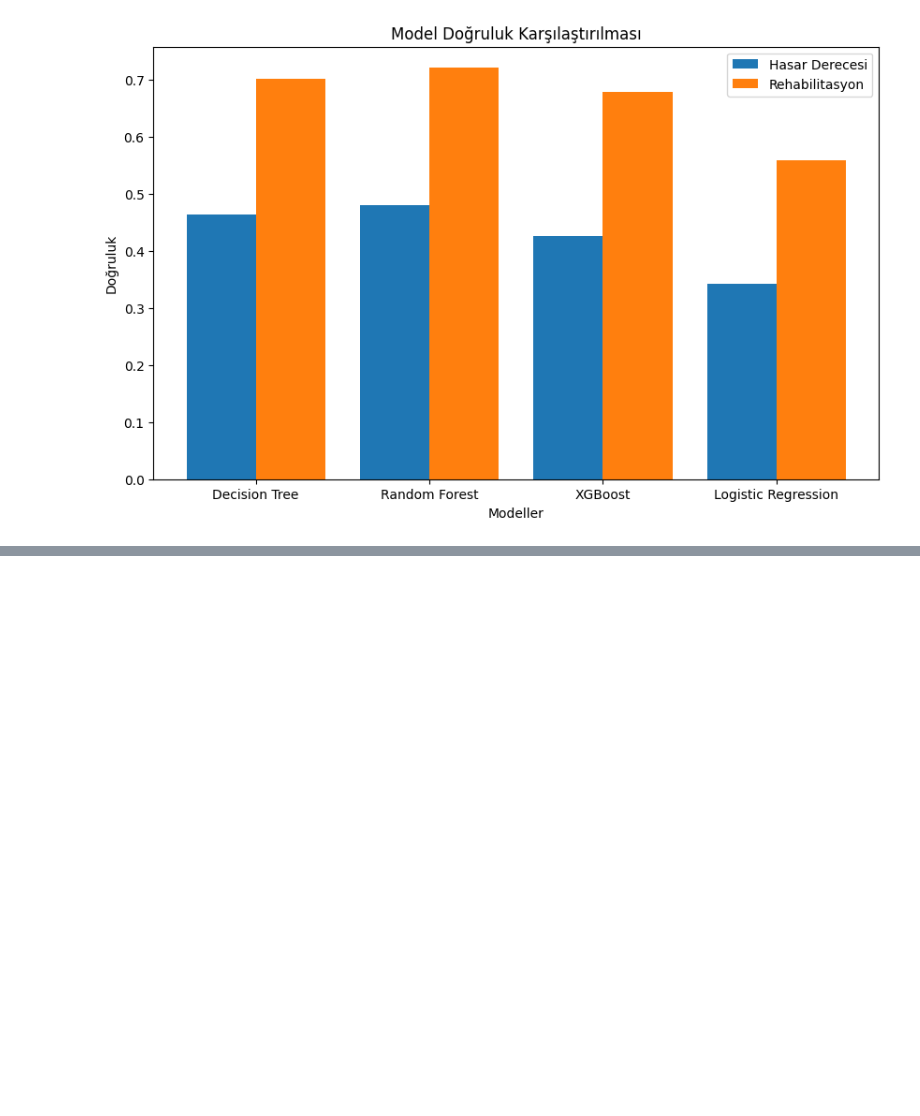
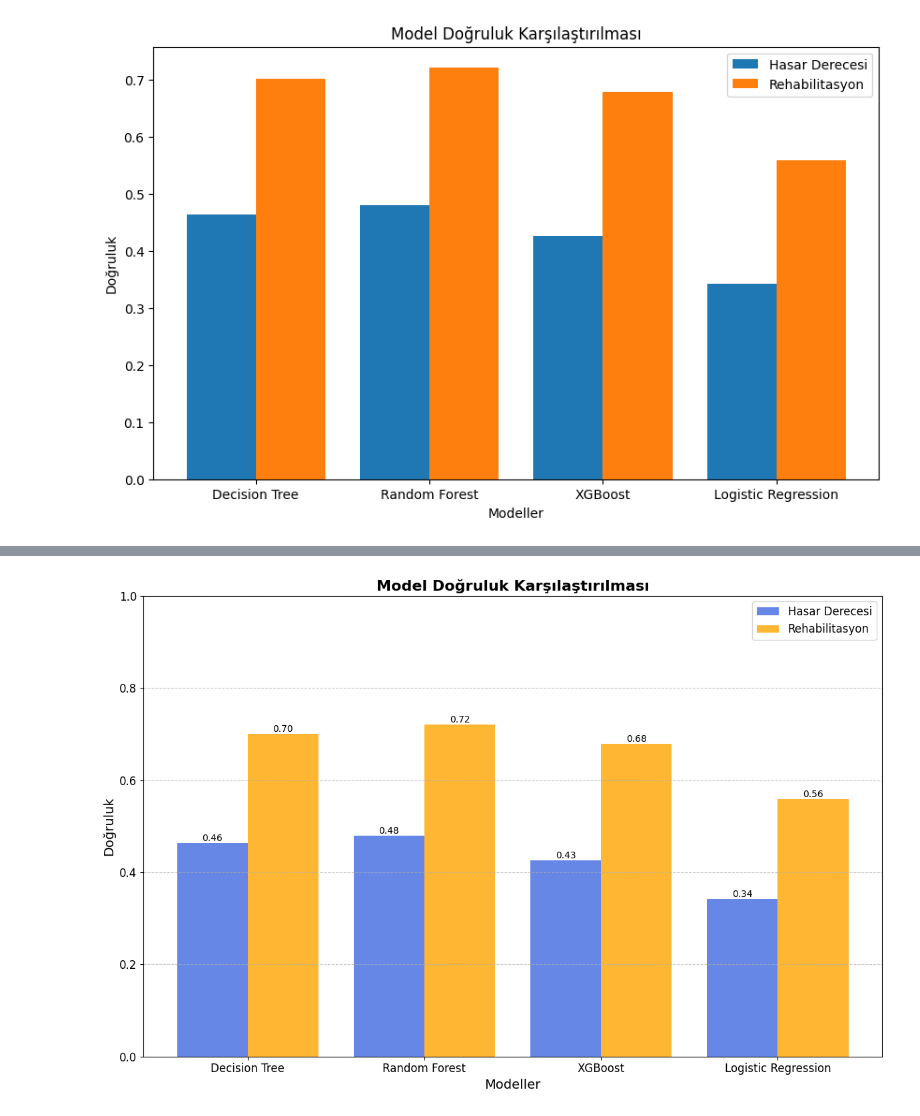
Before and after one commit to Jebolwski/earthquake-damage, a Jupyter notebook: first.ipynb, the cells around one changed output, grey strips where cells are left out. Saved outputs shown, nothing was run; the diff lists cells and outputs as text; code cells hidden in the pictures; blank space fills up the shorter version.

```diff
--- a/first.ipynb
+++ b/first.ipynb
@@ -180,3 +180,77 @@ weighted avg       0.53      0.56      0.51    465517
 
 Doğruluk: 0.5584844377326714
 [figure]
+# %%
+import numpy as np
+import matplotlib.pyplot as plt
+from sklearn.tree import DecisionTreeClassifier
+from sklearn.ensemble import RandomForestClassifier
+from sklearn.linear_model import LogisticRegression
+from sklearn.metrics import accuracy_score, classification_report
+import xgboost as xgb
+
+# Modeller oluşturuluyor
+models = {
+    "Decision Tree": DecisionTreeClassifier(random_state=42),
+    "Random Forest": RandomForestClassifier(random_state=42),
+    "XGBoost": xgb.XGBClassifier(random_state=42),
+    "Logistic Regression": LogisticRegression(random_state=42, max_iter=1000)
+}
+
+accuracy_results = {}
+
+# Döngüde bütün modeller sırayla çalışıyor
+for model_name, model in models.items():
+    print(f"\n{model_name} modeli sonuçları:")
+
+    # Hasar Derecesi Tahmini
+    model.fit(X_train_damage, Y_train_damage)
+    Y_pred_damage = model.predict(X_test_damage)
+    accuracy_damage = accuracy_score(Y_test_damage, Y_pred_damage)
+    print("Hasar Derecesi Tahmini:")
+    print(classification_report(Y_test_damage, Y_pred_damage))
+    print("Doğruluk:", accuracy_damage)
+
+    # Rehabilitasyon Müdahalesi Tahmini
+    model.fit(X_train_rehab, Y_train_rehab)
+    Y_pred_rehab = model.predict(X_test_rehab)
+    accuracy_rehab = accuracy_score(Y_test_rehab, Y_pred_rehab)
+    print("Rehabilitasyon Müdahalesi Tahmini:")
+    print(classification_report(Y_test_rehab, Y_pred_rehab))
+    print("Doğruluk:", accuracy_rehab)
+
+    accuracy_results[model_name] = {"damage": accuracy_damage, "rehab": accuracy_rehab}
+
+# Grafik oluşturma
+plt.figure(figsize=(12, 8))
+models_names = list(accuracy_results.keys())
+damage_accuracies = [accuracy_results[model]["damage"] for model in models_names]
+rehab_accuracies = [accuracy_results[model]["rehab"] for model in models_names]
+X_axis = np.arange(len(models_names))
+
+bar_width = 0.4
+bars1 = plt.bar(X_axis - bar_width / 2, damage_accuracies, bar_width, label='Hasar Derecesi', color='royalblue', alpha=0.8)
+bars2 = plt.bar(X_axis + bar_width / 2, rehab_accuracies, bar_width, label='Rehabilitasyon', color='orange', alpha=0.8)
+
+
+for bar in bars1:
+    height = bar.get_height()
+    plt.text(bar.get_x() + bar.get_width() / 2.0, height, f"{height:.2f}", ha='center', va='bottom', fontsize=10)
+
+for bar in bars2:
+    height = bar.get_height()
+    plt.text(bar.get_x() + bar.get_width() / 2.0, height, f"{height:.2f}", ha='center', va='bottom', fontsize=10)
+
+# Grafik özelleştirmeleri
+plt.xticks(X_axis, models_names, fontsize=12)
+plt.yticks(fontsize=12)
+plt.xlabel("Modeller", fontsize=14)
+plt.ylabel("Doğruluk", fontsize=14)
+plt.title("Model Doğruluk Karşılaştırılması", fontsize=16, fontweight='bold')
+plt.legend(fontsize=12)
+plt.grid(axis='y', linestyle='--', alpha=0.7)
+plt.ylim(0, 1)
+
+plt.tight_layout()
+plt.show()
+# %% [output]
@@ -182,0 +314 @@ Doğruluk: 0.5584844377326714
+[figure, added]
```
Also changed, not shown: parts of 1 cell of this notebook, 1 other file.
